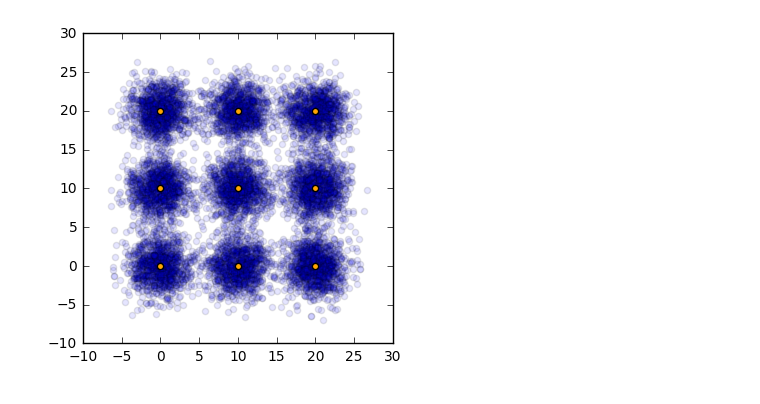
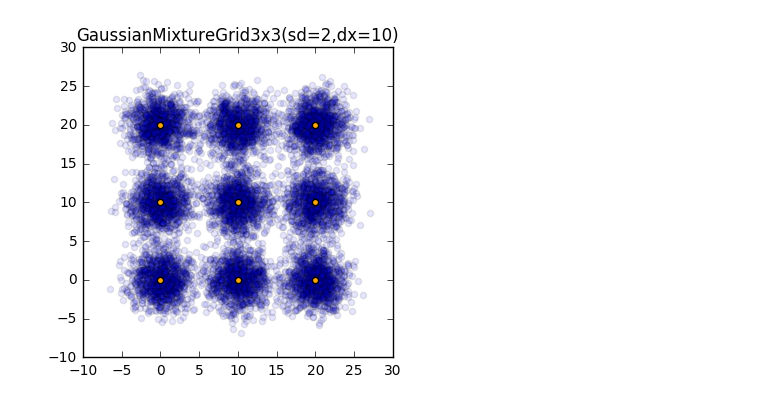
Before and after one commit to asross/cs205-project, a Jupyter notebook: datasets/mixture-grid.ipynb, the cells around one changed output. Cells and saved outputs as stored; diff of their text form; code cells hidden in the pictures.

```diff
--- a/datasets/mixture-grid.ipynb
+++ b/datasets/mixture-grid.ipynb
@@ -6,11 +6,12 @@ import numpy as np
 # %%
 gri2d = GaussianMixtureGrid(3, 2, 10, 2)
 plt.figure(figsize=(4,4))
+plt.title(gri2d.name)
 plt.scatter(*gri2d.sample(10000).T, alpha=0.1)
 plt.scatter(*gri2d.means.T, c='orange')
 plt.show()
 # %% [output]
-[figure, old version]
+[figure, new version]
 # %%
 s = np.linspace(-10,30,100)
 X,Y = np.meshgrid(s,s)
```
Also changed, not shown: parts of 6 cells of this notebook, 1 other file.
